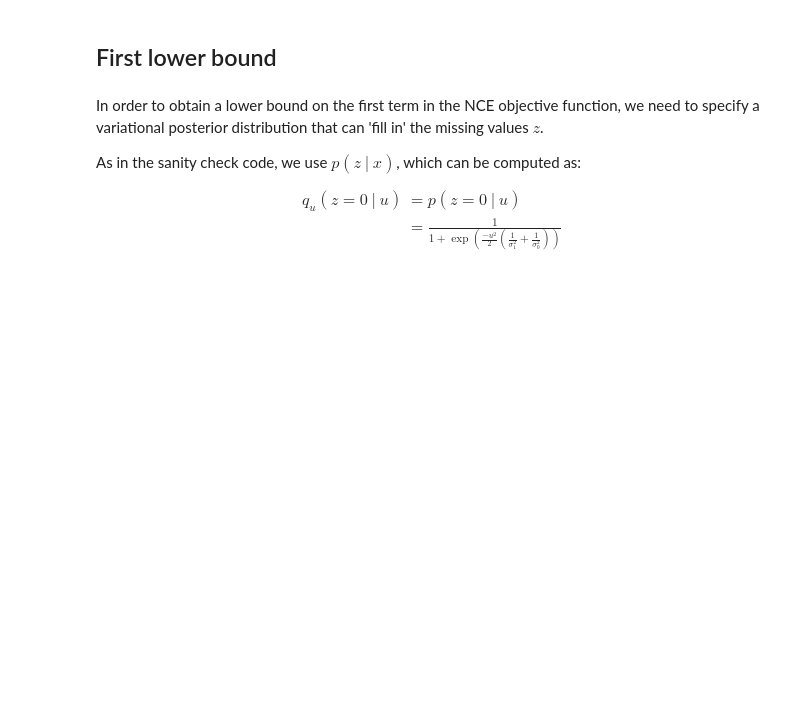
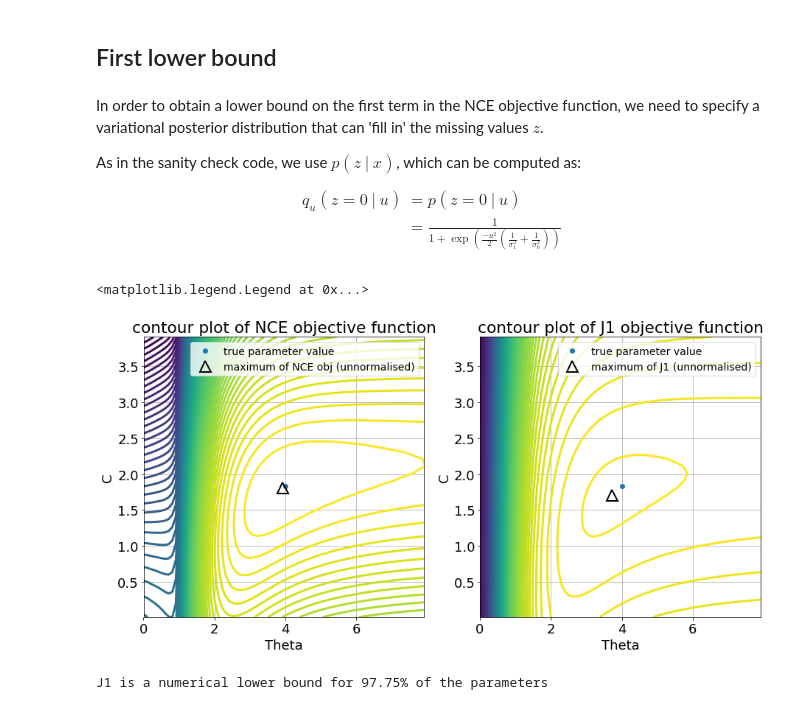
Before and after one commit to benrhodes26/VNCE, a Jupyter notebook: proposal/code/mixture-of-gaussians-toy-model.ipynb, the cells around one changed output. Drawn from its saved outputs; the diff is of its cells as text; code cells hidden in the pictures; blank space fills up the shorter version.

```diff
--- a/proposal/code/mixture-of-gaussians-toy-model.ipynb
+++ b/proposal/code/mixture-of-gaussians-toy-model.ipynb
@@ -220,0 +229,40 @@ for k in range(n_theta):
+# %%
+fig, ax = plt.subplots(1, 2, figsize=(15,7))
+
+X, Y = np.meshgrid(theta, c)
+
+# Plot true NCE objective function
+ax[0].contour(X, Y, J.T, 100)
+ax[0].plot(sigma0, c0,'o', label='true parameter value')
+ax[0].plot(theta[row], c[column], marker='^', markersize=15, fillstyle='none',
+         markeredgewidth=2, c='k', linestyle='none', label='maximum of NCE obj (unnormalised)')
+
+# Plot lower bound J1 objective function
+ax[1].contour(X, Y, J1.T, 100)
+ax[1].plot(sigma0, c0,'o', label='true parameter value')
+
+index3 = np.argmax(J1) # this is the index for the flattened array
+row3 = int(index3/n_c)
+column3 = index3 % n_c
+ax[1].plot(theta[row3], c[column3], marker='^', markersize=15, fillstyle='none',
+         markeredgewidth=2, c='k', linestyle='none', label='maximum of J1 (unnormalised)')
+
+ax[0].set_title('contour plot of NCE objective function')
+ax[1].set_title('contour plot of J1 objective function')
+
+ax[0].set_xlabel('Theta')
+ax[0].set_ylabel('C')
+ax[1].set_xlabel('Theta')
+ax[1].set_ylabel('C')
+
+ax[0].grid()
+ax[1].grid()
+ax[0].legend(loc='best', numpoints=1)
+ax[1].legend(loc='best', numpoints=1)
+# %% [output]
+<matplotlib.legend.Legend at 0x...>
+[figure, added]
+# %%
+print('J1 is a numerical lower bound for {}% of the parameters'.format(100* np.sum(J1 < J) / J.size))
+# %% [output]
+J1 is a numerical lower bound for 97.75% of the parameters
```
Also changed, not shown: parts of 16 cells of this notebook, 1 other file.
